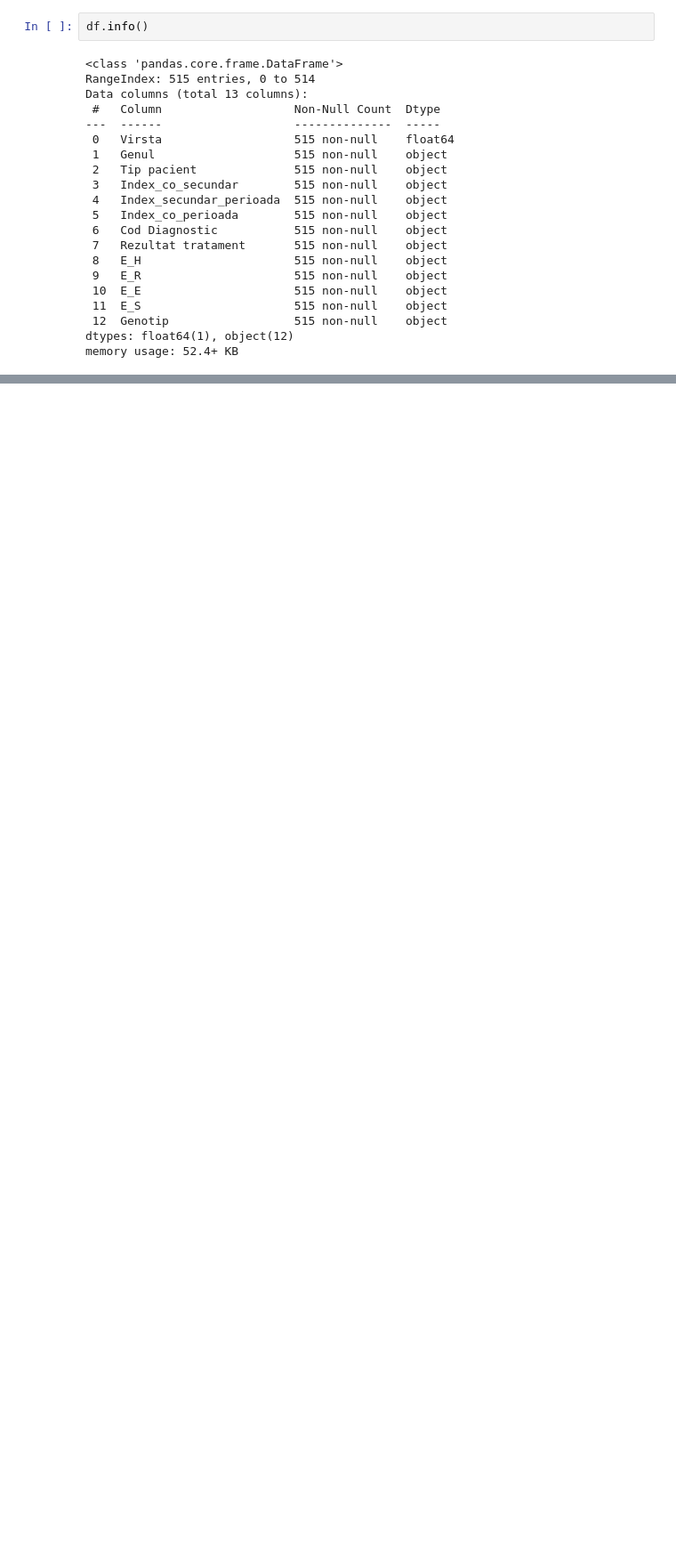
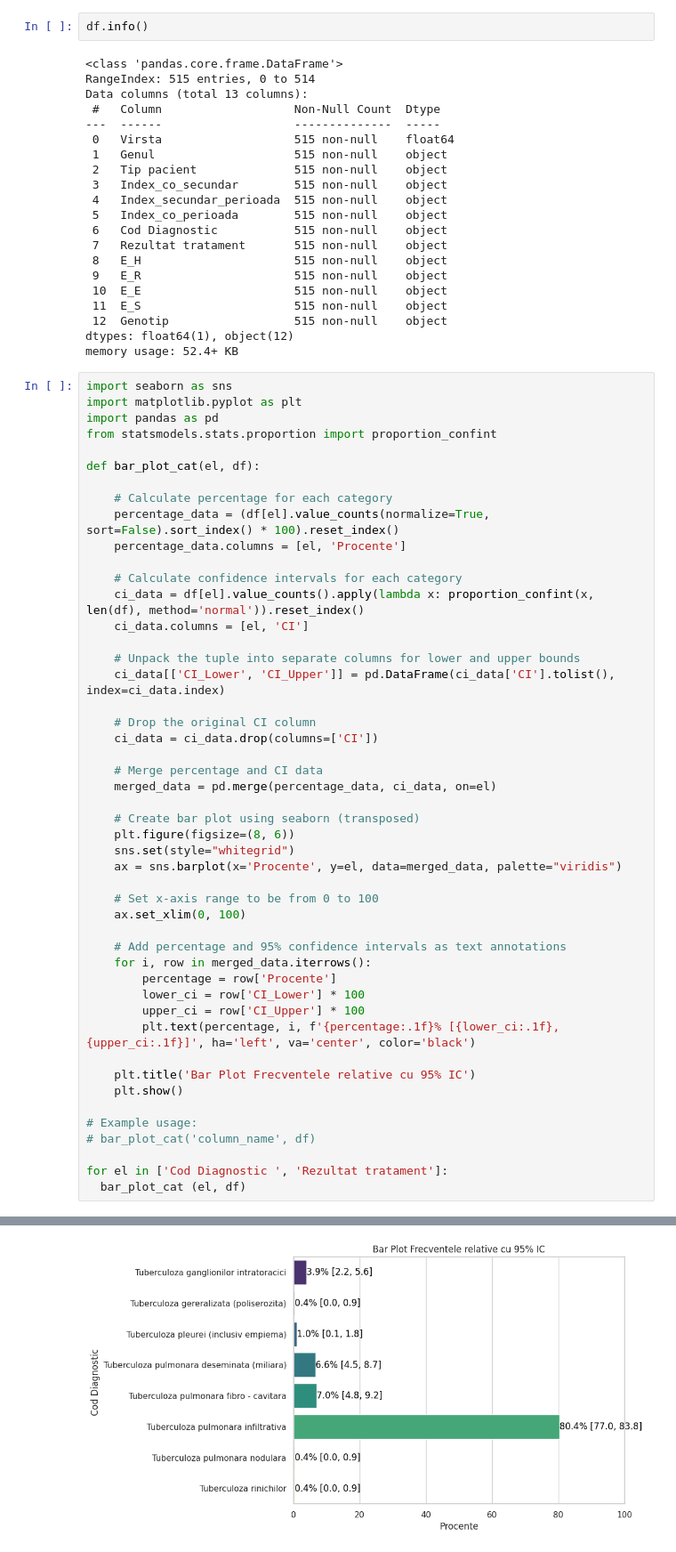
Before and after one commit to arnautoleg/Druc_Alina, a Jupyter notebook: Tudor_Elena.ipynb, the cells around one changed output, grey strips where cells are left out. Shown at 89% size. Saved outputs shown, nothing was run; the diff lists cells and outputs as text; blank space fills up the shorter version.

```diff
--- a/Tudor_Elena.ipynb
+++ b/Tudor_Elena.ipynb
@@ -137,3 +146,52 @@ Data columns (total 13 columns):
  12  Genotip                  515 non-null    object
 dtypes: float64(1), object(12)
 memory usage: 52.4+ KB
+# %%
+import seaborn as sns
+import matplotlib.pyplot as plt
+import pandas as pd
+from statsmodels.stats.proportion import proportion_confint
+
+def bar_plot_cat(el, df):
+
+    # Calculate percentage for each category
+    percentage_data = (df[el].value_counts(normalize=True, sort=False).sort_index() * 100).reset_index()
+    percentage_data.columns = [el, 'Procente']
+
+    # Calculate confidence intervals for each category
+    ci_data = df[el].value_counts().apply(lambda x: proportion_confint(x, len(df), method='normal')).reset_index()
+    ci_data.columns = [el, 'CI']
+
+    # Unpack the tuple into separate columns for lower and upper bounds
+    ci_data[['CI_Lower', 'CI_Upper']] = pd.DataFrame(ci_data['CI'].tolist(), index=ci_data.index)
+
+    # Drop the original CI column
+    ci_data = ci_data.drop(columns=['CI'])
+
+    # Merge percentage and CI data
+    merged_data = pd.merge(percentage_data, ci_data, on=el)
+
+    # Create bar plot using seaborn (transposed)
+    plt.figure(figsize=(8, 6))
+    sns.set(style="whitegrid")
+    ax = sns.barplot(x='Procente', y=el, data=merged_data, palette="viridis")
+
+    # Set x-axis range to be from 0 to 100
+    ax.set_xlim(0, 100)
+
+    # Add percentage and 95% confidence intervals as text annotations
+    for i, row in merged_data.iterrows():
+        percentage = row['Procente']
+        lower_ci = row['CI_Lower'] * 100
+        upper_ci = row['CI_Upper'] * 100
+        plt.text(percentage, i, f'{percentage:.1f}% [{lower_ci:.1f}, {upper_ci:.1f}]', ha='left', va='center', color='black')
+
+    plt.title('Bar Plot Frecventele relative cu 95% IC')
+    plt.show()
+
+# Example usage:
+# bar_plot_cat('column_name', df)
+
+for el in ['Cod Diagnostic ', 'Rezultat tratament']:
+  bar_plot_cat (el, df)
+# %% [output]
@@ -139,0 +201 @@ memory usage: 52.4+ KB
+[figure, added]
```
Also changed, not shown: parts of 8 cells of this notebook.
